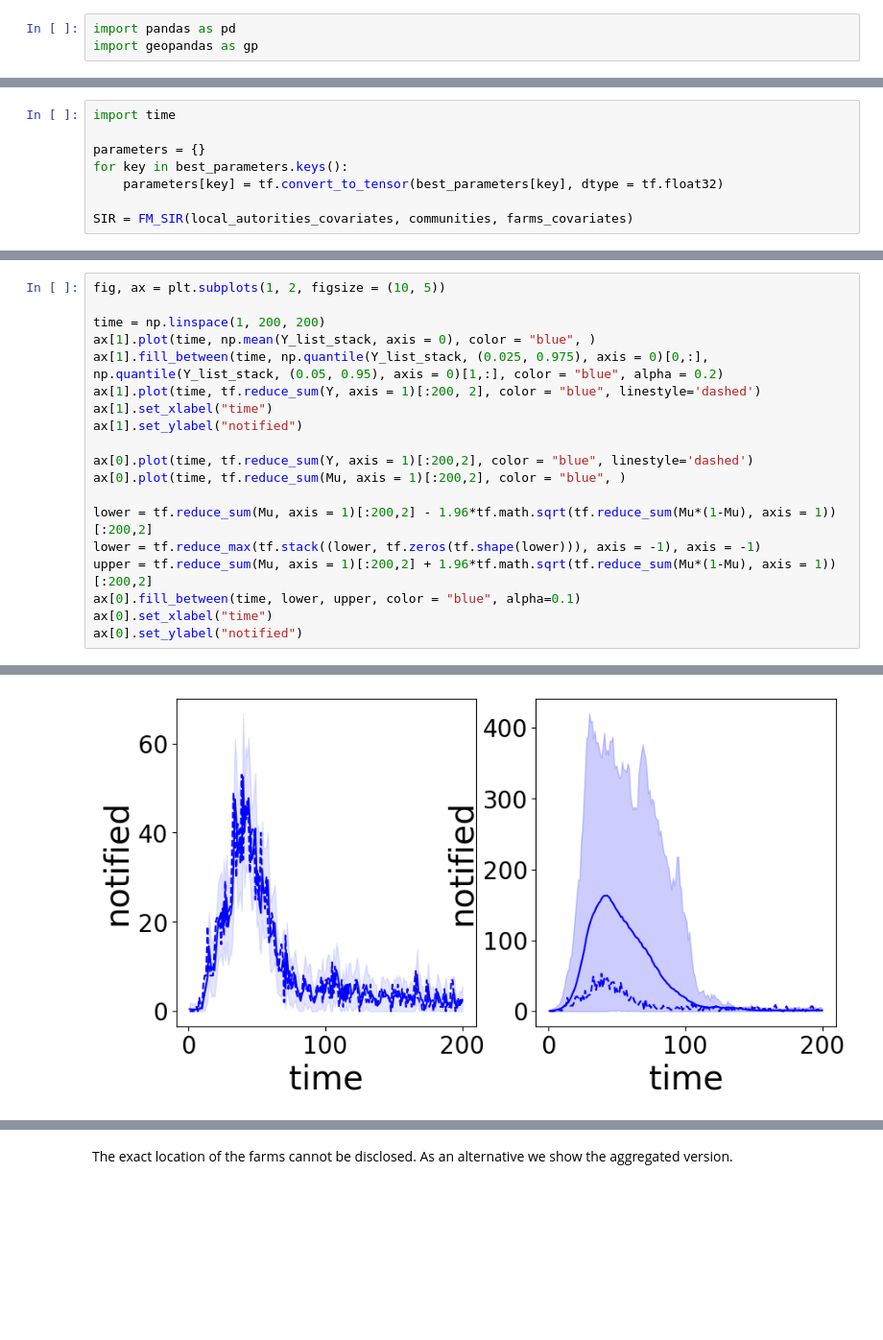
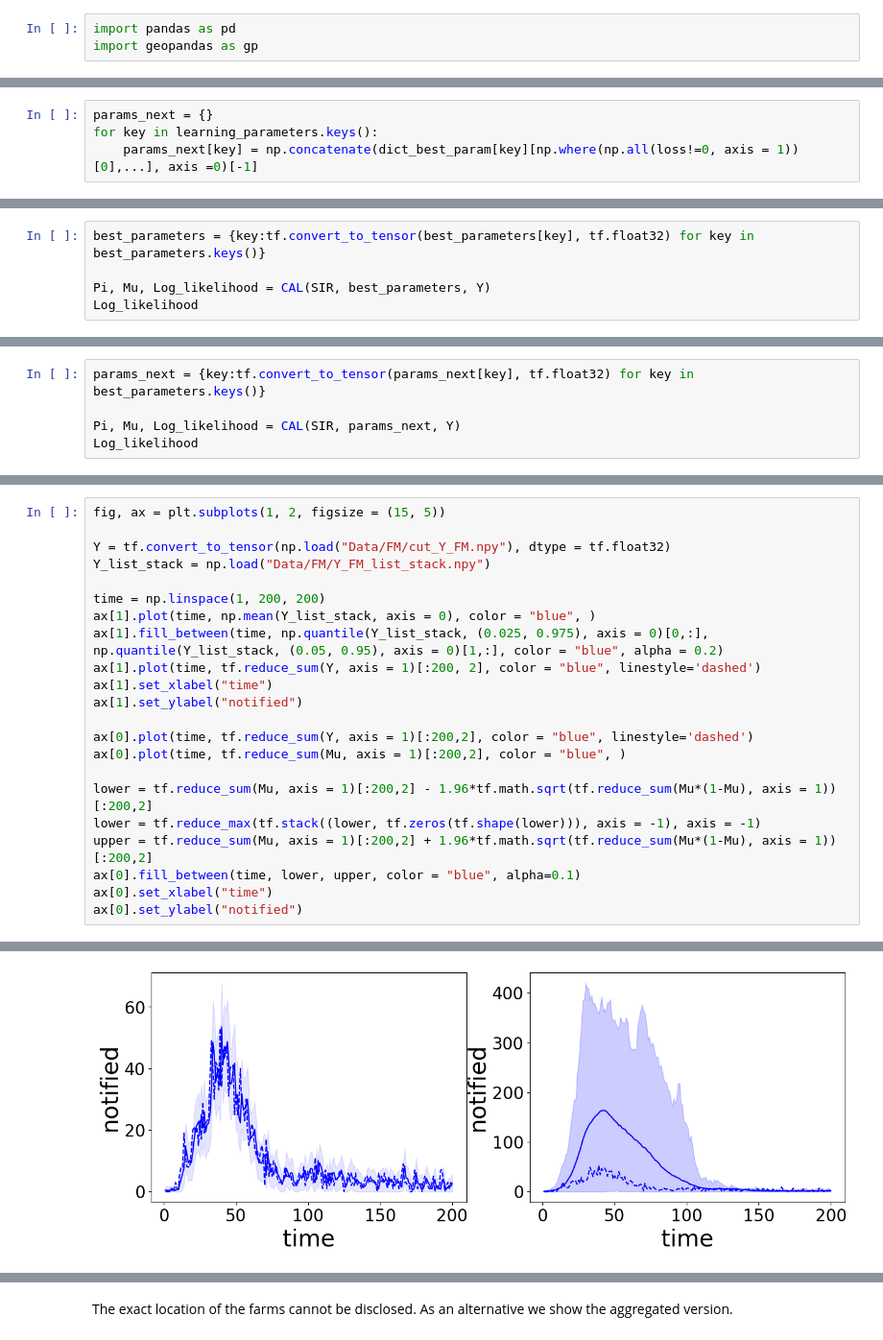
Before and after one commit to LorenzoRimella/CAL, a Jupyter notebook: figures.ipynb, the cells around one changed output, grey strips where cells are left out. Shown at 96% size. Cells and saved outputs as stored; diff of their text form; blank space fills up the shorter version.

```diff
--- a/figures.ipynb
+++ b/figures.ipynb
@@ -701,8 +1063,0 @@ farms_covariates = farms_covariates[:,:2]
-# %%
-import time
-
-parameters = {}
-for key in best_parameters.keys():
-	parameters[key] = tf.convert_to_tensor(best_parameters[key], dtype = tf.float32)
-
-SIR = FM_SIR(local_autorities_covariates, communities, farms_covariates)
@@ -713,0 +1094,4 @@ Pi, Mu, Log_likelihood = CAL(SIR, parameters, Y)
+# %%
+params_next = {}
+for key in learning_parameters.keys():
+	params_next[key] = np.concatenate(dict_best_param[key][np.where(np.all(loss!=0, axis = 1))[0],...], axis =0)[-1]
@@ -713,0 +1100,5 @@ Pi, Mu, Log_likelihood = CAL(SIR, parameters, Y)
+# %%
+best_parameters = {key:tf.convert_to_tensor(best_parameters[key], tf.float32) for key in best_parameters.keys()}
+
+Pi, Mu, Log_likelihood = CAL(SIR, best_parameters, Y)
+Log_likelihood
@@ -713,0 +1107,5 @@ Pi, Mu, Log_likelihood = CAL(SIR, parameters, Y)
+# %%
+params_next = {key:tf.convert_to_tensor(params_next[key], tf.float32) for key in best_parameters.keys()}
+
+Pi, Mu, Log_likelihood = CAL(SIR, params_next, Y)
+Log_likelihood
@@ -714,22 +1240,25 @@ Pi, Mu, Log_likelihood = CAL(SIR, parameters, Y)
 # %%
-fig, ax = plt.subplots(1, 2, figsize = (10, 5))
+fig, ax = plt.subplots(1, 2, figsize = (15, 5))
+
+Y = tf.convert_to_tensor(np.load("Data/FM/cut_Y_FM.npy"), dtype = tf.float32)
+Y_list_stack = np.load("Data/FM/Y_FM_list_stack.npy")
 
 time = np.linspace(1, 200, 200)
 ax[1].plot(time, np.mean(Y_list_stack, axis = 0), color = "blue", )
 ax[1].fill_between(time, np.quantile(Y_list_stack, (0.025, 0.975), axis = 0)[0,:], np.quantile(Y_list_stack, (0.05, 0.95), axis = 0)[1,:], color = "blue", alpha = 0.2)
 ax[1].plot(time, tf.reduce_sum(Y, axis = 1)[:200, 2], color = "blue", linestyle='dashed')
 ax[1].set_xlabel("time")
 ax[1].set_ylabel("notified")
 
 ax[0].plot(time, tf.reduce_sum(Y, axis = 1)[:200,2], color = "blue", linestyle='dashed')
 ax[0].plot(time, tf.reduce_sum(Mu, axis = 1)[:200,2], color = "blue", )
 
 lower = tf.reduce_sum(Mu, axis = 1)[:200,2] - 1.96*tf.math.sqrt(tf.reduce_sum(Mu*(1-Mu), axis = 1))[:200,2]
 lower = tf.reduce_max(tf.stack((lower, tf.zeros(tf.shape(lower))), axis = -1), axis = -1)
 upper = tf.reduce_sum(Mu, axis = 1)[:200,2] + 1.96*tf.math.sqrt(tf.reduce_sum(Mu*(1-Mu), axis = 1))[:200,2]
 ax[0].fill_between(time, lower, upper, color = "blue", alpha=0.1)
 ax[0].set_xlabel("time")
 ax[0].set_ylabel("notified")
 # %% [output]
 Text(0, 0.5, 'notified')
-[figure, old version]
+[figure, new version]
```
Also changed, not shown: parts of 64 cells of this notebook, 17 other files.
